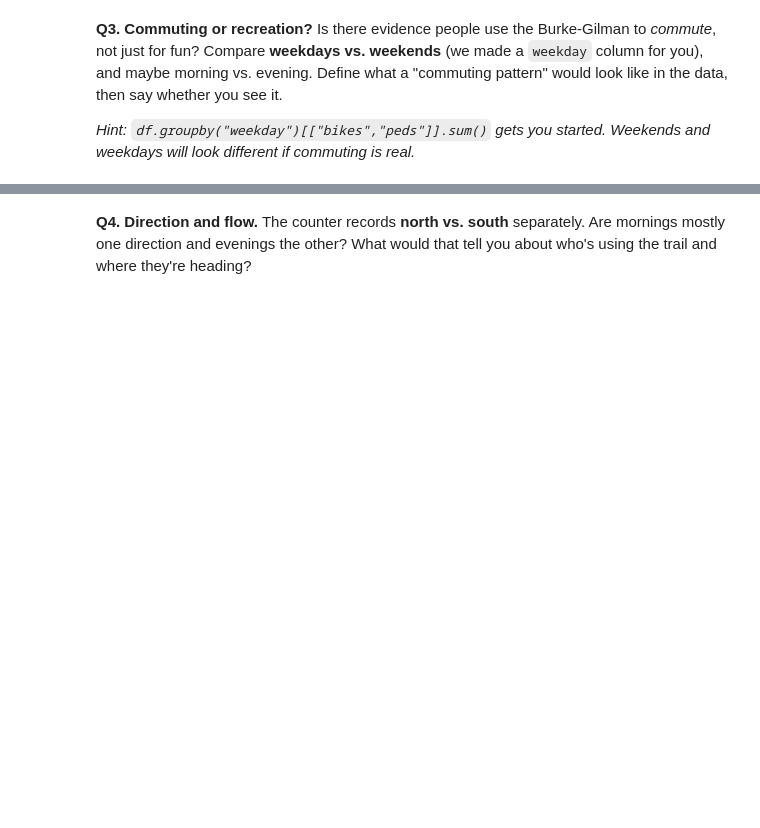
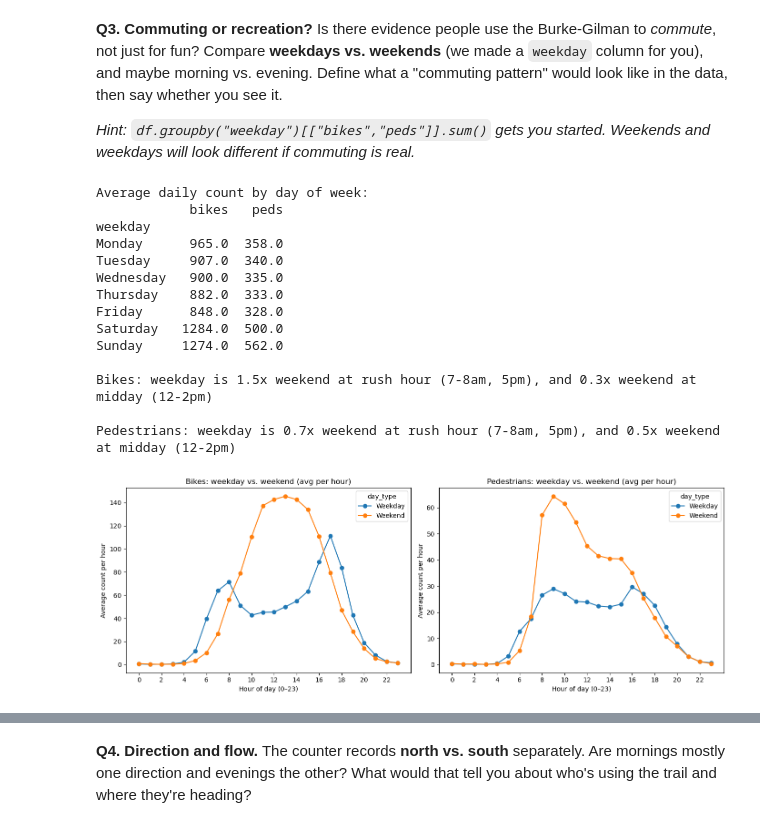
Before and after one commit to tjpippo/hcde-410, a Jupyter notebook: A1/A1.ipynb, the cells around one changed output, grey strips where cells are left out. Cells and saved outputs as stored; diff of their text form; code cells hidden in the pictures; blank space fills up the shorter version.

```diff
--- a/A1/A1.ipynb
+++ b/A1/A1.ipynb
@@ -224,6 +224,52 @@ Is there evidence people use the Burke-Gilman to *commute*, not just for fun? Co
 *Hint: `df.groupby("weekday")[["bikes","peds"]].sum()` gets you started. Weekends and weekdays will look different if commuting is real.*
 # %%
 # Your code for Q3
+order = ["Monday", "Tuesday", "Wednesday", "Thursday", "Friday", "Saturday", "Sunday"]
+df["day_type"] = df["weekday"].map(lambda d: "Weekend" if d in ["Saturday", "Sunday"] else "Weekday")
+
+# 1) Average DAILY traffic on each day of the week
+daily = df.groupby([df["date"].dt.date, "weekday"])[["bikes", "peds"]].sum().reset_index()
+avg_daily_by_weekday = daily.groupby("weekday")[["bikes", "peds"]].mean().reindex(order).round(0)
+print("Average daily count by day of week:")
+print(avg_daily_by_weekday.to_string())
+
+# 2) Hourly pattern, weekdays vs. weekends (average per hour)
+bikes_hourly = df.groupby(["hour", "day_type"])["bikes"].mean().unstack()
+peds_hourly = df.groupby(["hour", "day_type"])["peds"].mean().unstack()
+
+# 3) A simple commuting test: weekday ÷ weekend traffic at rush hour vs. midday
+rush, midday = [7, 8, 17], [12, 13, 14]
+for label, table in [("Bikes", bikes_hourly), ("Pedestrians", peds_hourly)]:
+    rush_ratio = table.loc[rush, "Weekday"].mean() / table.loc[rush, "Weekend"].mean()
+    midday_ratio = table.loc[midday, "Weekday"].mean() / table.loc[midday, "Weekend"].mean()
+    print(f"\n{label}: weekday is {rush_ratio:.1f}x weekend at rush hour (7-8am, 5pm), "
+          f"and {midday_ratio:.1f}x weekend at midday (12-2pm)")
+
+fig, axes = plt.subplots(1, 2, figsize=(14, 5), sharex=True)
+bikes_hourly.plot(ax=axes[0], marker="o", title="Bikes: weekday vs. weekend (avg per hour)")
+peds_hourly.plot(ax=axes[1], marker="o", title="Pedestrians: weekday vs. weekend (avg per hour)")
+for ax in axes:
+    ax.set_xlabel("Hour of day (0–23)")
+    ax.set_ylabel("Average count per hour")
+    ax.set_xticks(range(0, 24, 2))
+plt.tight_layout()
+plt.show()
+# %% [output]
+Average daily count by day of week:
+            bikes   peds
+weekday
+Monday      965.0  358.0
+Tuesday     907.0  340.0
+Wednesday   900.0  335.0
+Thursday    882.0  333.0
+Friday      848.0  328.0
+Saturday   1284.0  500.0
+Sunday     1274.0  562.0
+
+Bikes: weekday is 1.5x weekend at rush hour (7-8am, 5pm), and 0.3x weekend at midday (12-2pm)
+
+Pedestrians: weekday is 0.7x weekend at rush hour (7-8am, 5pm), and 0.5x weekend at midday (12-2pm)
+[figure, added]
 # %% [markdown]
 **Your Q3 answer:**
 
```
Also changed, not shown: parts of 2 cells of this notebook.
